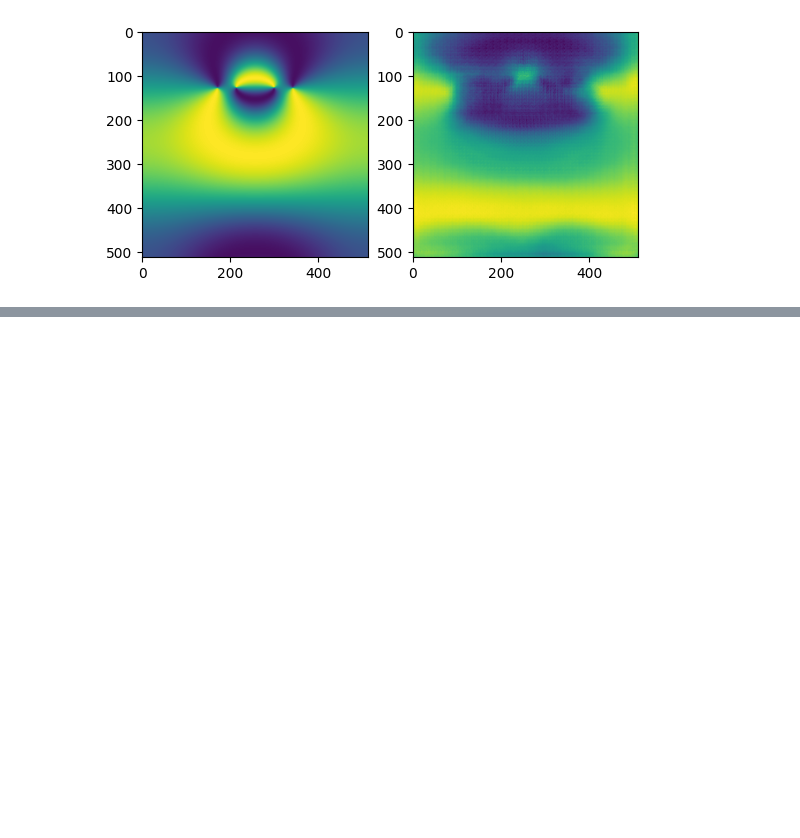
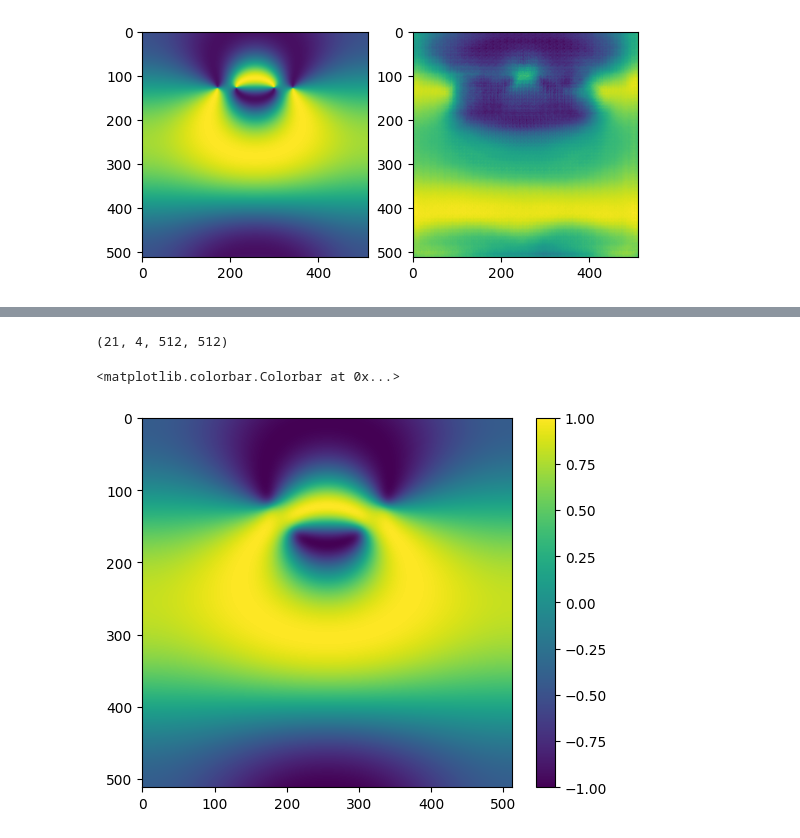
Before and after one commit to jackyvava/SR_waveFunction, a Jupyter notebook: code_1108.ipynb, the cells around one changed output, grey strips where cells are left out. Cells and saved outputs as stored; diff of their text form; code cells hidden in the pictures; blank space fills up the shorter version.

```diff
--- a/code_1108.ipynb
+++ b/code_1108.ipynb
@@ -320,25 +315,20 @@ def calculate_accuracy(output, target, threshold=0.1):
     correct = (diff < threshold).float()
     return correct.mean().item()
 # %%
-# 训练函数
 def train_model(model, dataloader, criterion, num_epochs=100, threshold=0.1, save_epochs=[1, 50, 100]):
-    optimizer = optim.Adam(model.parameters(), lr=0.00001, weight_decay=1e-4)  # 加入 L2 正则化 (weight_decay)
+    optimizer = optim.Adam(model.parameters(), lr=0.00001, weight_decay=1e-4)
     writer = SummaryWriter(log_dir='training_logs')
-
     model.train()
     epoch_losses, epoch_accuracies = [], []
-    selected_predictions, selected_targets = {}, {}  # 用于保存指定 epoch 的预测和真实目标
-    global_step = 0
 
     for epoch in range(num_epochs):
         running_loss, running_accuracy = 0.0, 0.0
-        epoch_predictions, epoch_targets = [], []  # 当前 epoch 的预测和目标
-
         for i, (imgs, targets) in enumerate(dataloader):
             imgs, targets = imgs.to(device), targets.to(device)
             outputs = model(imgs)
             loss = criterion(outputs, targets)
             accuracy = calculate_accuracy(outputs, targets, threshold=threshold)
+
             optimizer.zero_grad()
             loss.backward()
             optimizer.step()
@@ -346,36 +336,17 @@ def train_model(model, dataloader, criterion, num_epochs=100, threshold=0.1, sav
             running_loss += loss.item()
             running_accuracy += accuracy
 
-            # 保存预测和真实目标数据
-            epoch_predictions.append(outputs.detach().cpu().numpy())
-            epoch_targets.append(targets.detach().cpu().numpy())
+            if i % 10 == 0:
+                writer.add_scalar('Training Loss', loss.item(), epoch * len(dataloader) + i)
+                writer.add_scalar('Training Accuracy', accuracy, epoch * len(dataloader) + i)
 
-            if i % 10 == 0:
-                writer.add_scalar('Training Loss', loss.item(), global_step)
-                writer.add_scalar('Training Accuracy', accuracy, global_step)
-            global_step += 1
-
-        # 计算每个 epoch 的平均损失和准确率
         epoch_loss = running_loss / len(dataloader)
         epoch_accuracy = running_accuracy / len(dataloader)
-        print(f"Epoch [{epoch+1}/{num_epochs}], Loss: {epoch_loss:.4f}, Accuracy: {epoch_accuracy:.4f}")
         epoch_losses.append(epoch_loss)
         epoch_accuracies.append(epoch_accuracy)
-        writer.add_scalar('Epoch Loss', epoch_loss, epoch)
-        writer.add_scalar('Epoch Accuracy', epoch_accuracy, epoch)
-
-        # 检查是否需要保存当前 epoch 的数据
-        if (epoch + 1) in save_epochs:
-            selected_predictions[epoch + 1] = np.concatenate(epoch_predictions, axis=0)
-            selected_targets[epoch + 1] = np.concatenate(epoch_targets, axis=0)
+        print(f"Epoch [{epoch+1}/{num_epochs}], Loss: {epoch_loss:.4f}, Accuracy: {epoch_accuracy:.4f}")
 
     writer.close()
-
-    # 保存损失和准确率数据
     np.save('epoch_losses.npy', np.array(epoch_losses))
     np.save('epoch_accuracies.npy', np.array(epoch_accuracies))
-
-    # 保存指定 epoch 的预测和目标数据
-    np.save('selected_predictions.npy', selected_predictions)
-    np.save('selected_targets.npy', selected_targets)
 # %%
@@ -581,0 +870,10 @@ psi2_imag_predictions = all_predictions[0,3,:,:]
+# %%
+targets.shape
+# %% [output]
+(21, 4, 512, 512)
+# %%
+plt.imshow(targets[1,1,:,:],vmin=-1,vmax=1)
+plt.colorbar()
+# %% [output]
+<matplotlib.colorbar.Colorbar at 0x...>
+[figure, added]
```
Also changed, not shown: parts of 16 cells of this notebook, 1 other file.
